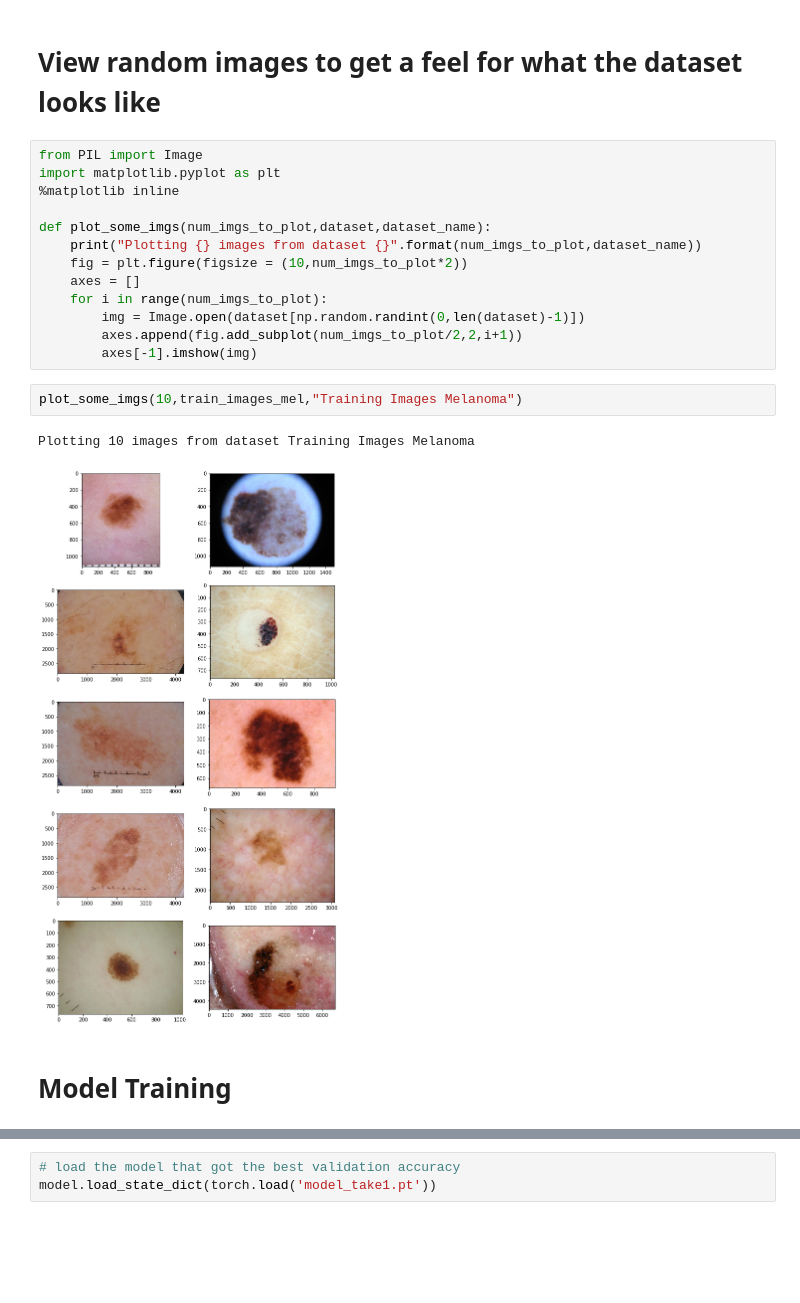
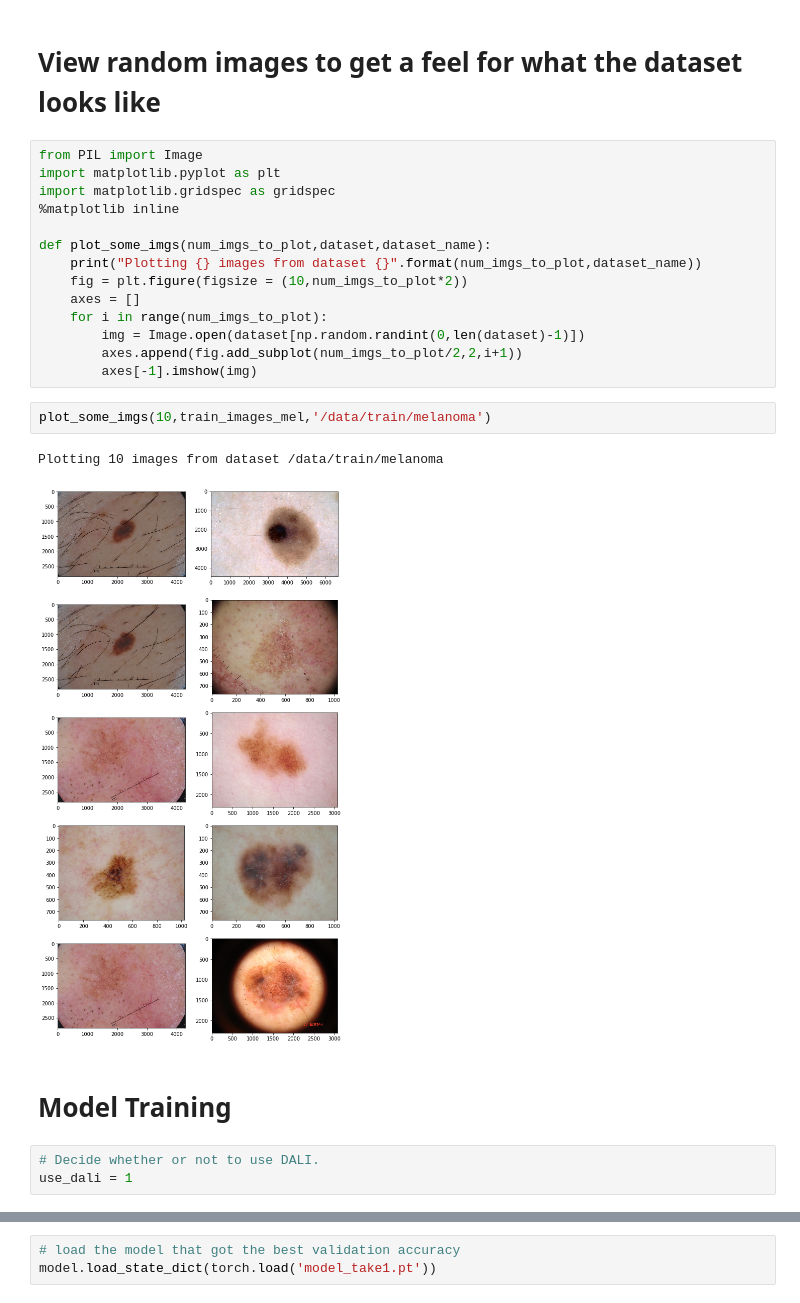
Before and after one commit to YPBConnectPlatform/ypb_machine_learning, a Jupyter notebook: DermaAI.ipynb, the cells around one changed output, grey strips where cells are left out. Cells and saved outputs as stored; diff of their text form; blank space fills up the shorter version.

```diff
--- a/DermaAI.ipynb
+++ b/DermaAI.ipynb
@@ -40,6 +59,7 @@ use_cuda = torch.cuda.is_available()
 # %%
 from PIL import Image
 import matplotlib.pyplot as plt
+import matplotlib.gridspec as gridspec
 %matplotlib inline
 
 def plot_some_imgs(num_imgs_to_plot,dataset,dataset_name):
@@ -51,10 +71,13 @@ def plot_some_imgs(num_imgs_to_plot,dataset,dataset_name):
         axes.append(fig.add_subplot(num_imgs_to_plot/2,2,i+1))
         axes[-1].imshow(img)
 # %%
-plot_some_imgs(10,train_images_mel,"Training Images Melanoma")
+plot_some_imgs(10,train_images_mel,'/data/train/melanoma')
 # %% [output]
-Plotting 10 images from dataset Training Images Melanoma
+Plotting 10 images from dataset /data/train/melanoma
-[figure, old version]
+[figure, new version]
 # %% [markdown]
 # Model Training
+# %%
+# Decide whether or not to use DALI.
+use_dali = 1
 # %%
```
Also changed, not shown: parts of 26 cells of this notebook, 1 other file.
